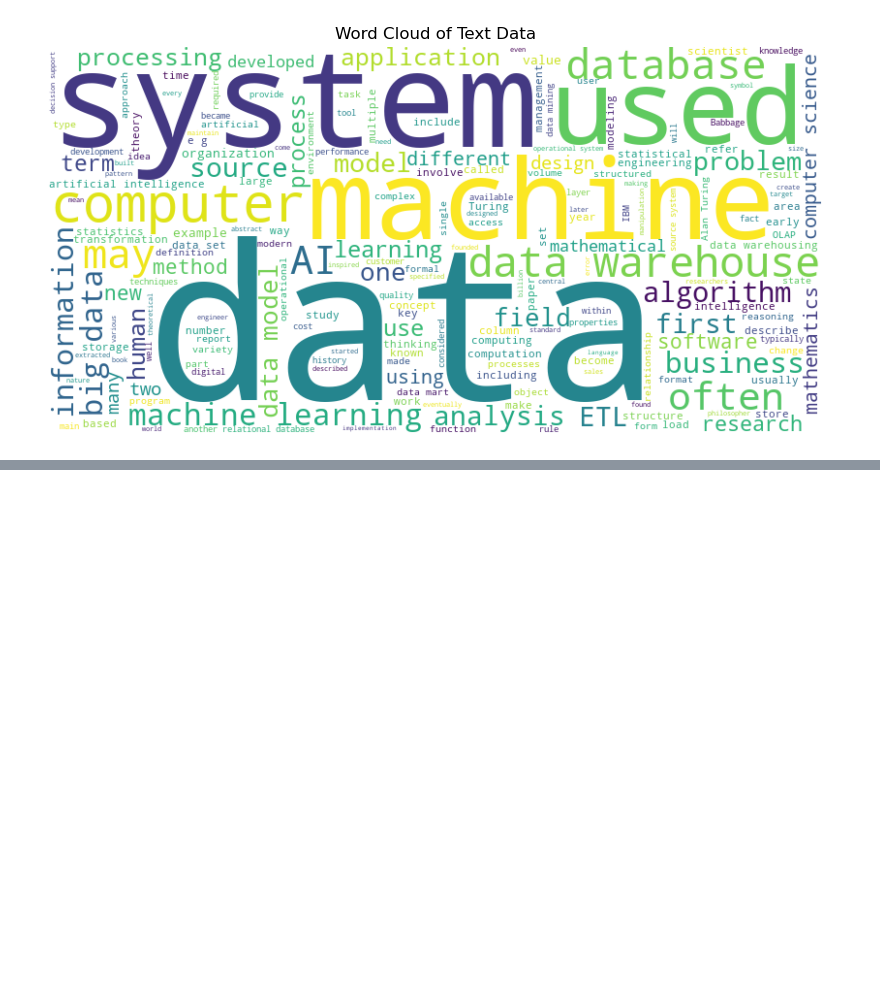
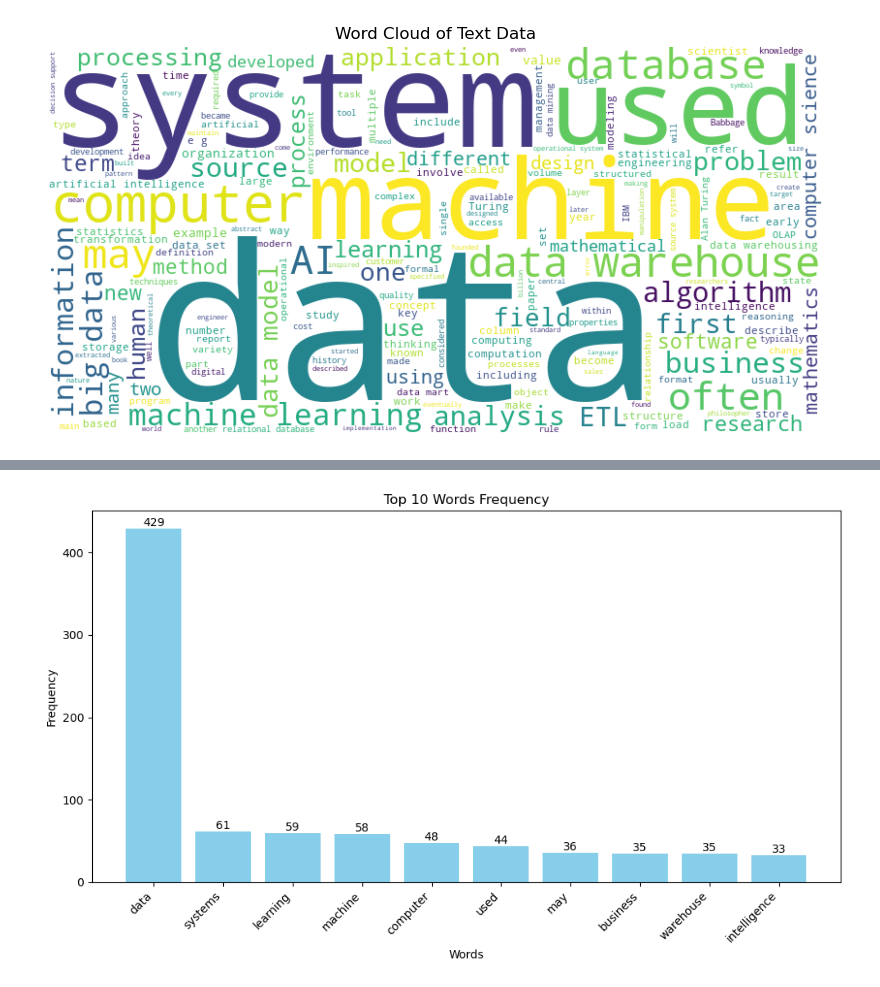
Before and after one commit to Samedy1/nlp_mini_project1, a Jupyter notebook: data_analysis.ipynb, the cells around one changed output, grey strips where cells are left out. Saved outputs shown, nothing was run; the diff lists cells and outputs as text; code cells hidden in the pictures; blank space fills up the shorter version.

```diff
--- a/data_analysis.ipynb
+++ b/data_analysis.ipynb
@@ -245,0 +296,34 @@ generate_and_display_wordcloud(file_content)
+# %%
+# Analyze the frequency of words excluding stopwords
+word_freq_no_stopword = analyze_frequency_used_word_with_no_stopword(file_content)
+# %%
+def plot_top_words(word_freq_no_stopword, top_n=10):
+    # Extract the top N words and their frequencies
+    top_words = [word[0] for word in word_freq_no_stopword[:top_n]]
+    top_frequencies = [word[1] for word in word_freq_no_stopword[:top_n]]
+
+    # Create a bar chart
+    plt.figure(figsize=(10, 6))
+    bars = plt.bar(top_words, top_frequencies, color='skyblue')
+
+    # Add counts on top of each bar
+    for bar, count in zip(bars, top_frequencies):
+        plt.text(bar.get_x() + bar.get_width() / 2, bar.get_height(), count,
+                 ha='center', va='bottom')
+
+    # Add labels and title
+    plt.xlabel('Words')
+    plt.ylabel('Frequency')
+    plt.title(f'Top {top_n} Words Frequency')
+
+    # Rotate x-axis labels for better readability
+    plt.xticks(rotation=45, ha='right')
+
+    # Show the plot
+    plt.tight_layout()
+    plt.show()
+# %%
+# Plot word frequency
+plot_top_words(word_freq_no_stopword)
+# %% [output]
+[figure, added]
```
Also changed, not shown: parts of 4 cells of this notebook.
